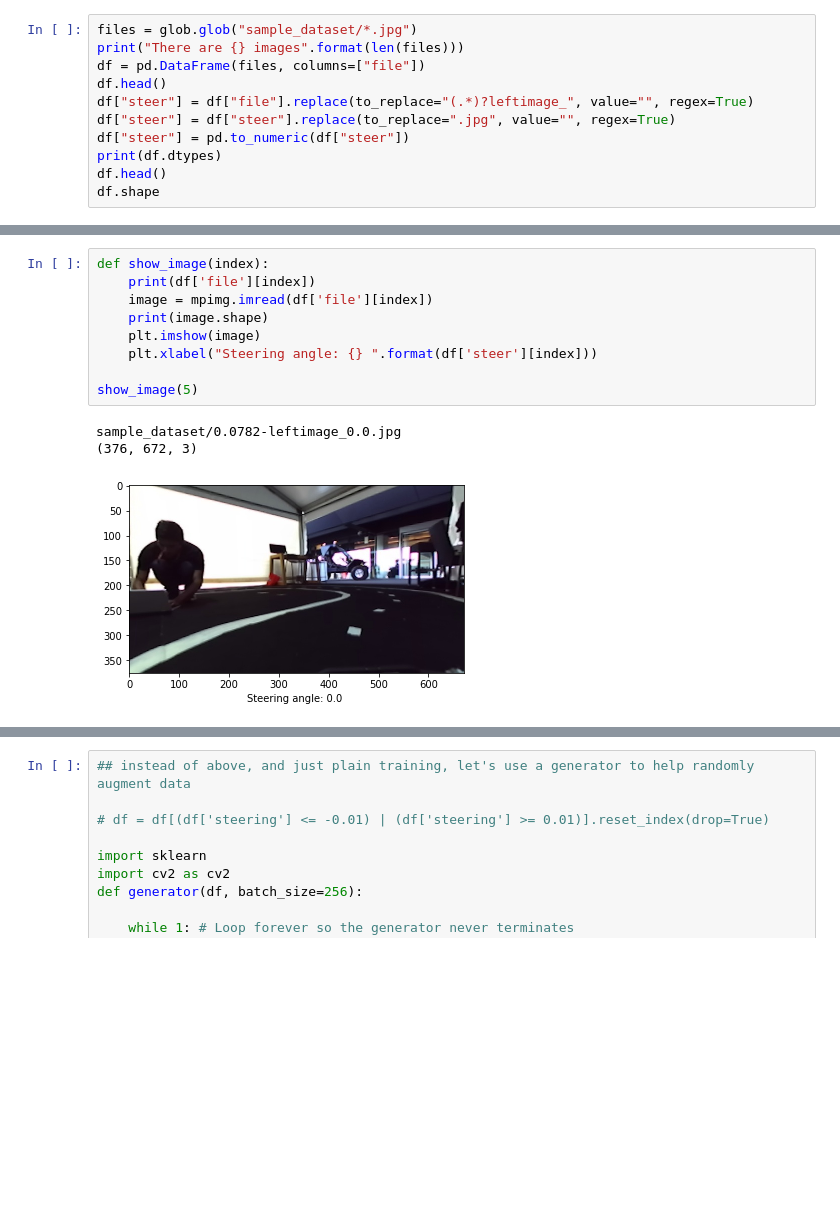
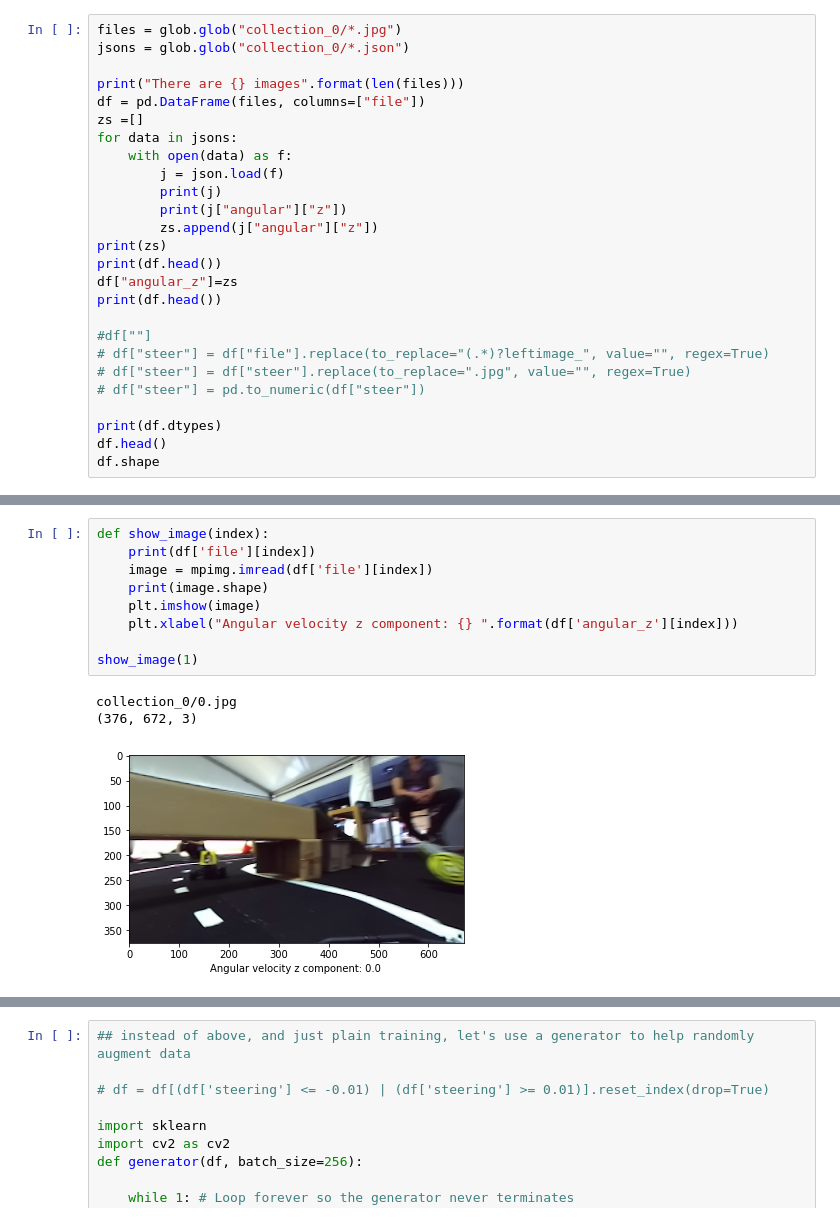
Before and after one commit to broboticscode/wave_cv, a Jupyter notebook: train.ipynb, the cells around one changed output, grey strips where cells are left out. Cells and saved outputs as stored; diff of their text form; blank space fills up the shorter version.

Commit message:
Notebook can now train a model that predicts the angular velocity of component z- pandas now reads json files properly

```diff
--- a/train.ipynb
+++ b/train.ipynb
@@ -10,13 +13,28 @@ sys.path.remove('/opt/ros/kinetic/lib/python2.7/dist-packages')
 import cv2 as cv2
 %matplotlib inline
 # %%
-files = glob.glob("sample_dataset/*.jpg")
+files = glob.glob("collection_0/*.jpg")
+jsons = glob.glob("collection_0/*.json")
+
 print("There are {} images".format(len(files)))
 df = pd.DataFrame(files, columns=["file"])
-df.head()
-df["steer"] = df["file"].replace(to_replace="(.*)?leftimage_", value="", regex=True)
-df["steer"] = df["steer"].replace(to_replace=".jpg", value="", regex=True)
-df["steer"] = pd.to_numeric(df["steer"])
+zs =[]
+for data in jsons:
+    with open(data) as f:
+        j = json.load(f)
+        print(j)
+        print(j["angular"]["z"])
+        zs.append(j["angular"]["z"])
+print(zs)
+print(df.head())
+df["angular_z"]=zs
+print(df.head())
+
+#df[""]
+# df["steer"] = df["file"].replace(to_replace="(.*)?leftimage_", value="", regex=True)
+# df["steer"] = df["steer"].replace(to_replace=".jpg", value="", regex=True)
+# df["steer"] = pd.to_numeric(df["steer"])
+
 print(df.dtypes)
 df.head()
 df.shape
@@ -29,15 +62,15 @@ dtype: object
 # %%
 def show_image(index):
     print(df['file'][index])
     image = mpimg.imread(df['file'][index])
     print(image.shape)
     plt.imshow(image)
-    plt.xlabel("Steering angle: {} ".format(df['steer'][index]))
+    plt.xlabel("Angular velocity z component: {} ".format(df['angular_z'][index]))
 
-show_image(5)
+show_image(1)
 # %% [output]
-sample_dataset/0.0782-leftimage_0.0.jpg
+collection_0/0.jpg
 (376, 672, 3)
-[figure, old version]
+[figure, new version]
 # %%
 def shuffle_images(df):
```
Also changed, not shown: parts of 11 cells of this notebook.
